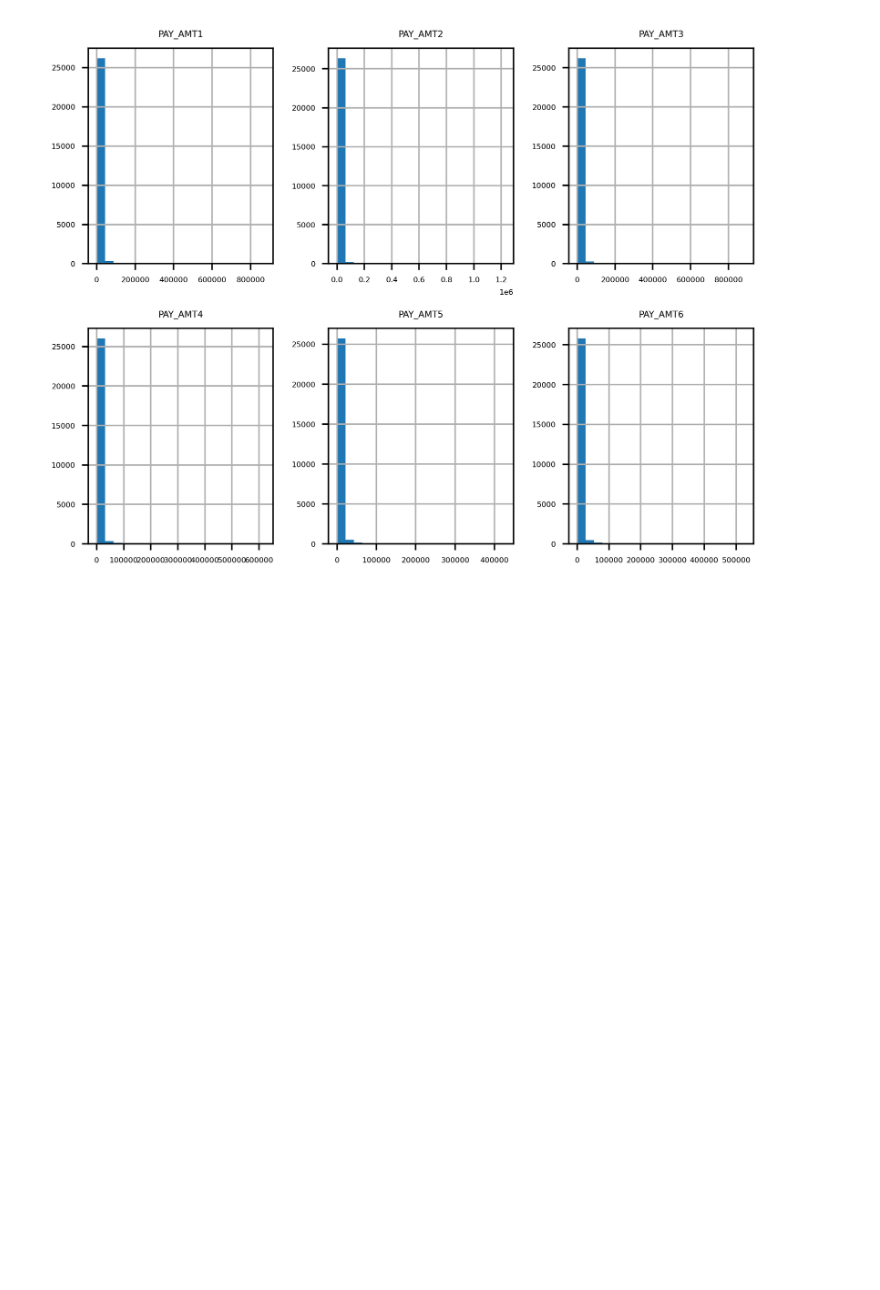
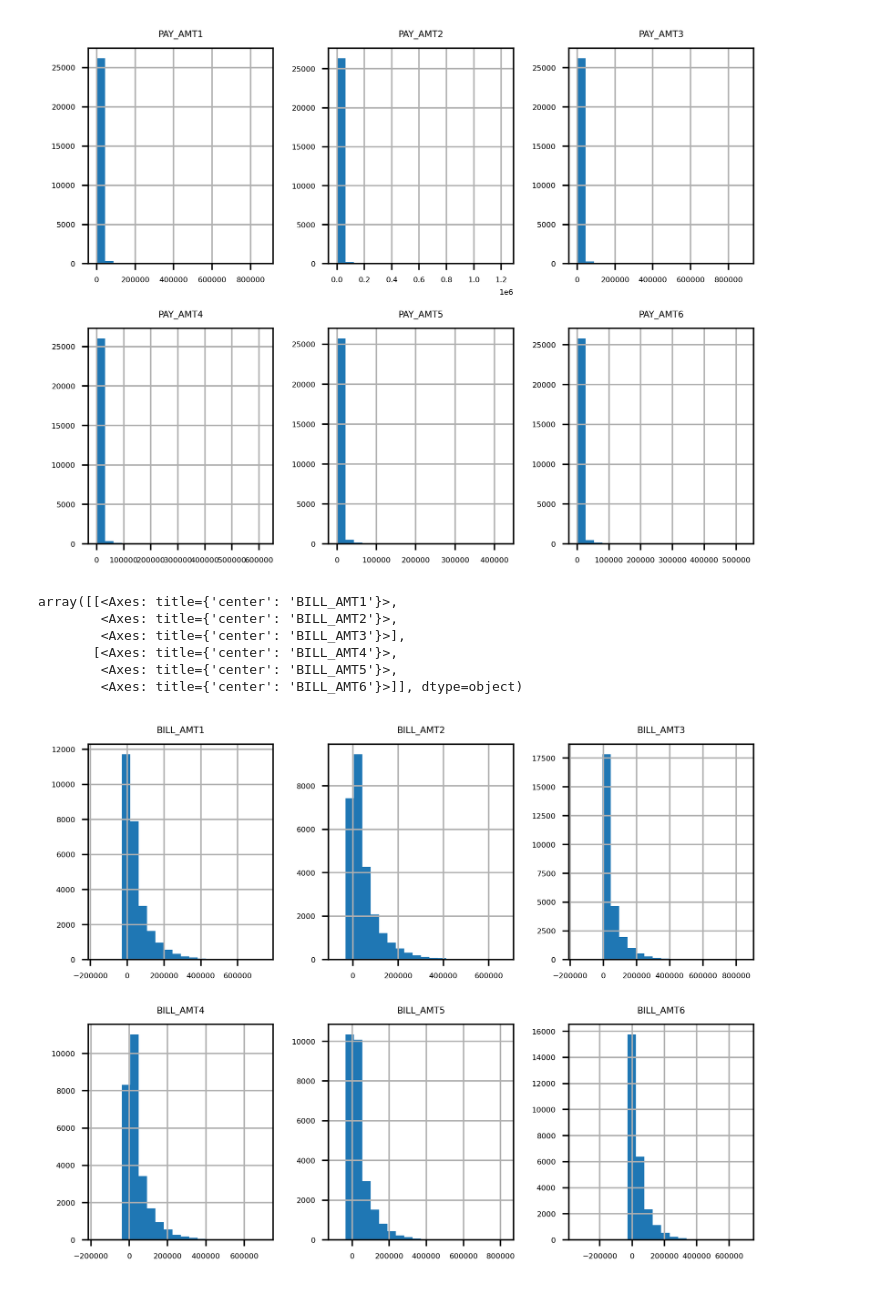
Before and after one commit to nikhilnjha/DS_Projects_with_Python, a Jupyter notebook: analysis.ipynb, the cells around one changed output. Drawn from its saved outputs; the diff is of its cells as text; code cells hidden in the pictures; blank space fills up the shorter version.

```diff
--- a/analysis.ipynb
+++ b/analysis.ipynb
@@ -534,6 +534,8 @@ Index(['Unnamed: 0.1', 'Unnamed: 0', 'ID', 'LIMIT_BAL', 'SEX', 'EDUCATION',
 # %%
 pay_amt_feats = ['PAY_AMT1', 'PAY_AMT2', 'PAY_AMT3', 'PAY_AMT4', 'PAY_AMT5',
        'PAY_AMT6']
+bill_amt_feats = ['BILL_AMT1', 'BILL_AMT2', 'BILL_AMT3', 'BILL_AMT4', 'BILL_AMT5',
+       'BILL_AMT6']
 # %%
 df[pay_amt_feats].describe()
 # %% [output]
@@ -556,3 +570,13 @@ array([[<Axes: title={'center': 'PAY_AMT1'}>,
         <Axes: title={'center': 'PAY_AMT5'}>,
         <Axes: title={'center': 'PAY_AMT6'}>]], dtype=object)
 [figure]
+# %%
+df[bill_amt_feats].hist(bins = 20, layout = (2,3))
+# %% [output]
+array([[<Axes: title={'center': 'BILL_AMT1'}>,
+        <Axes: title={'center': 'BILL_AMT2'}>,
+        <Axes: title={'center': 'BILL_AMT3'}>],
+       [<Axes: title={'center': 'BILL_AMT4'}>,
+        <Axes: title={'center': 'BILL_AMT5'}>,
+        <Axes: title={'center': 'BILL_AMT6'}>]], dtype=object)
+[figure, added]
```
Also changed, not shown: parts of 4 cells of this notebook.
